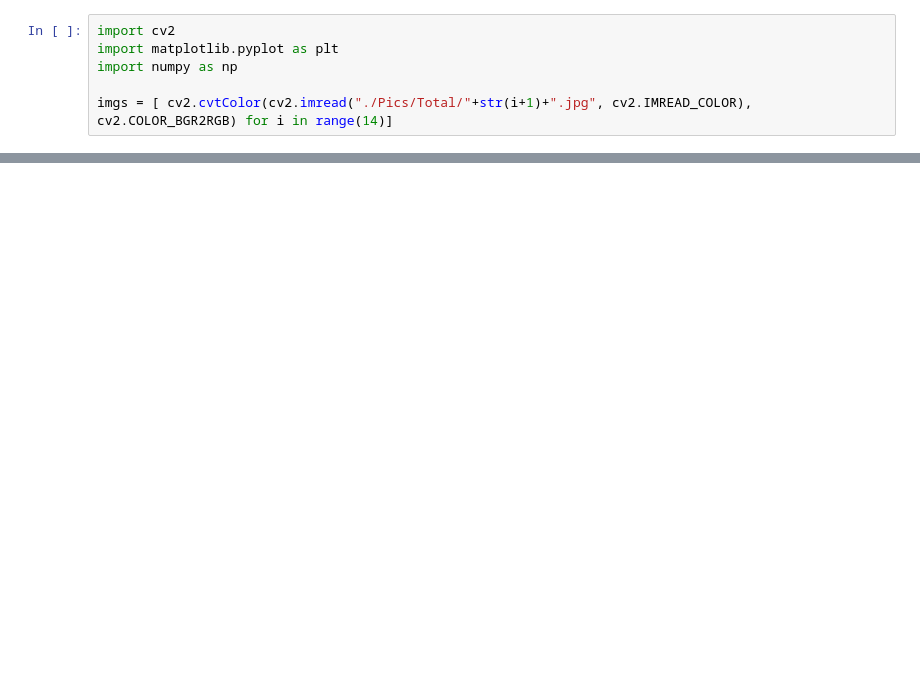
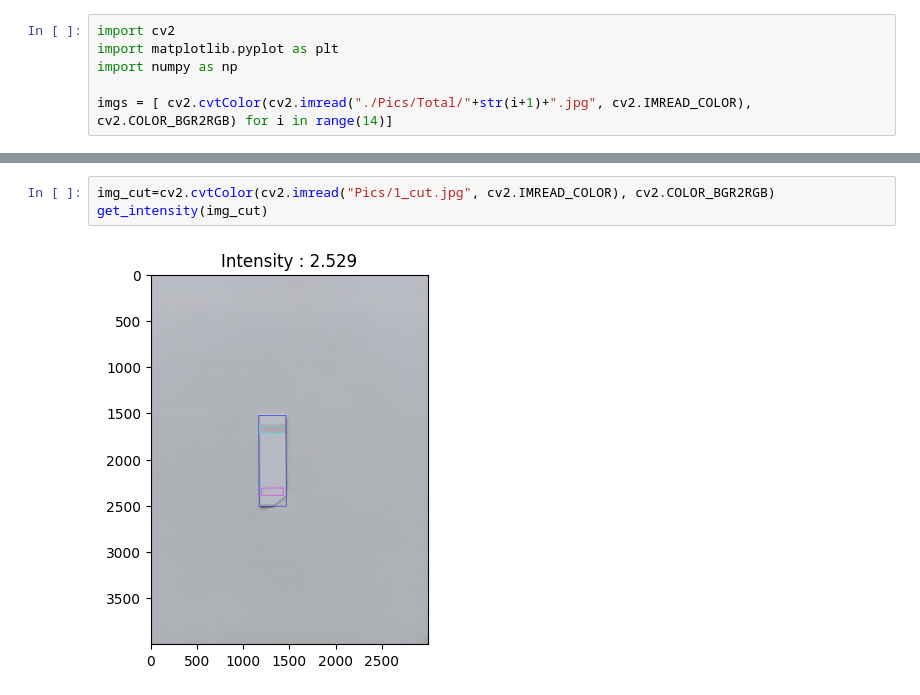
Before and after one commit to MayaankAshok/BioNovus, a Jupyter notebook: code/test.ipynb, the cells around one changed output, grey strips where cells are left out. Cells and saved outputs as stored; diff of their text form; blank space fills up the shorter version.

```diff
--- a/code/test.ipynb
+++ b/code/test.ipynb
@@ -69,0 +136,5 @@ array([[[185, 185, 193],
+# %%
+img_cut=cv2.cvtColor(cv2.imread("Pics/1_cut.jpg", cv2.IMREAD_COLOR), cv2.COLOR_BGR2RGB)
+get_intensity(img_cut)
+# %% [output]
+[figure, added]
```
Also changed, not shown: parts of 6 cells of this notebook.
